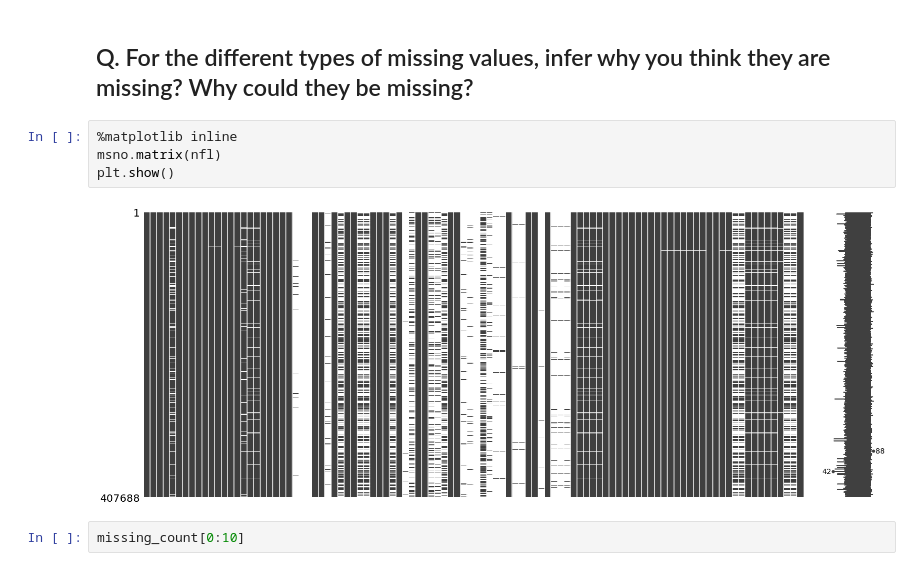
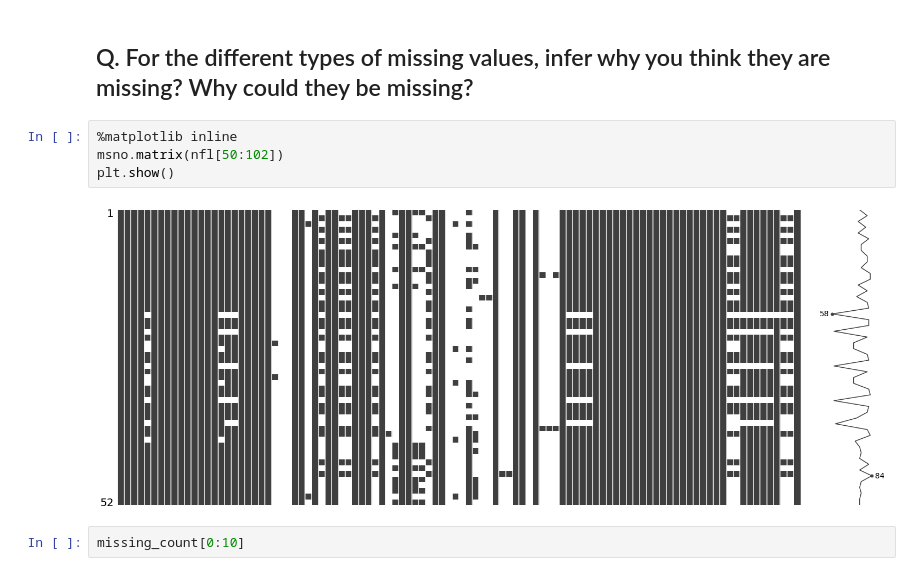
Before and after one commit to ryandhjeon/CS6010-basic-data-cleaning, a Jupyter notebook: notebooks/nfl.ipynb, the cells around one changed output. Cells and saved outputs as stored; diff of their text form.

```diff
--- a/notebooks/nfl.ipynb
+++ b/notebooks/nfl.ipynb
@@ -169,10 +161,10 @@ Length: 102, dtype: float64
 ## Q. For the different types of missing values, infer why you think they are missing? Why could they be missing?
 # %%
 %matplotlib inline
-msno.matrix(nfl)
+msno.matrix(nfl[50:102])
 plt.show()
 # %% [output]
-[figure, old version]
+[figure, new version]
 # %%
 missing_count[0:10]
 # %% [output]
```
Also changed, not shown: parts of 18 cells of this notebook, 2 other files.
